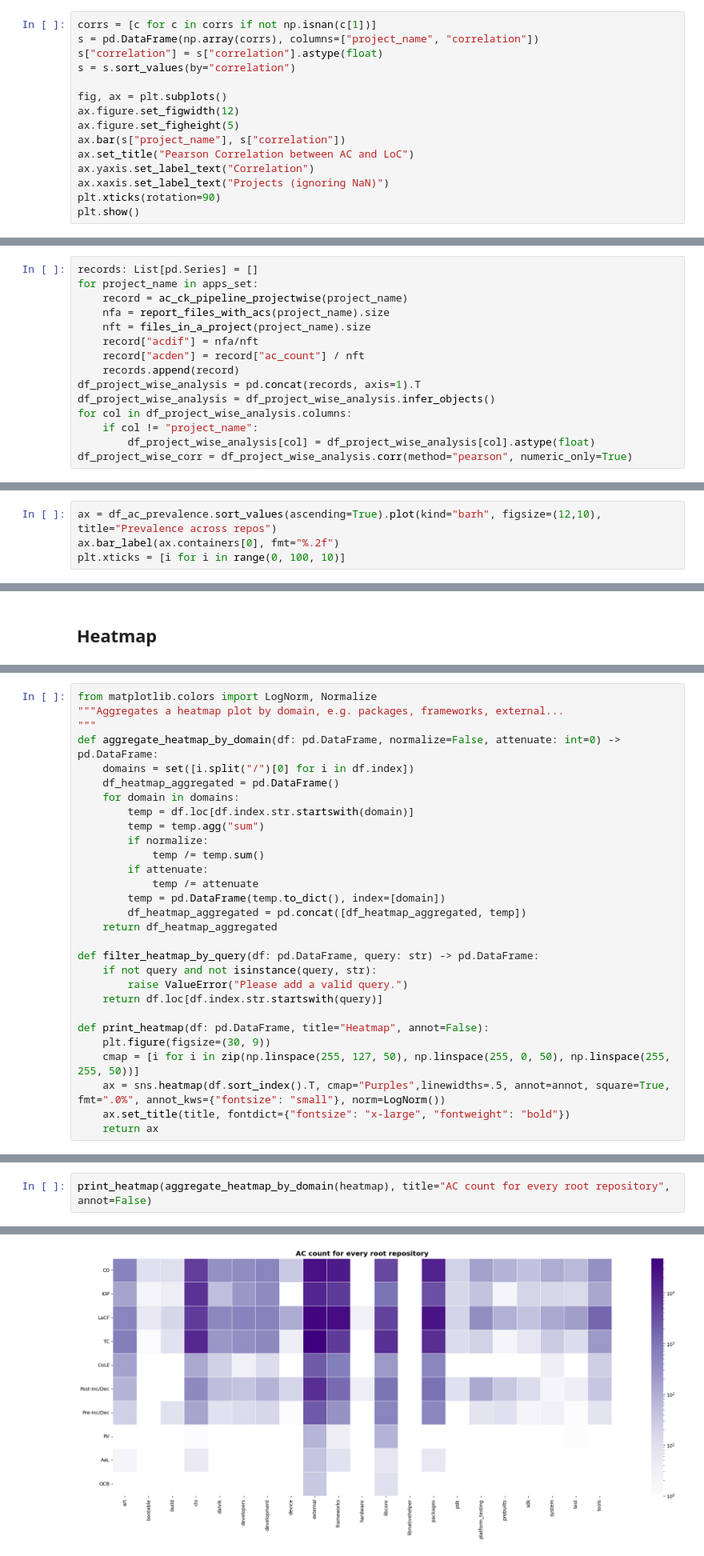
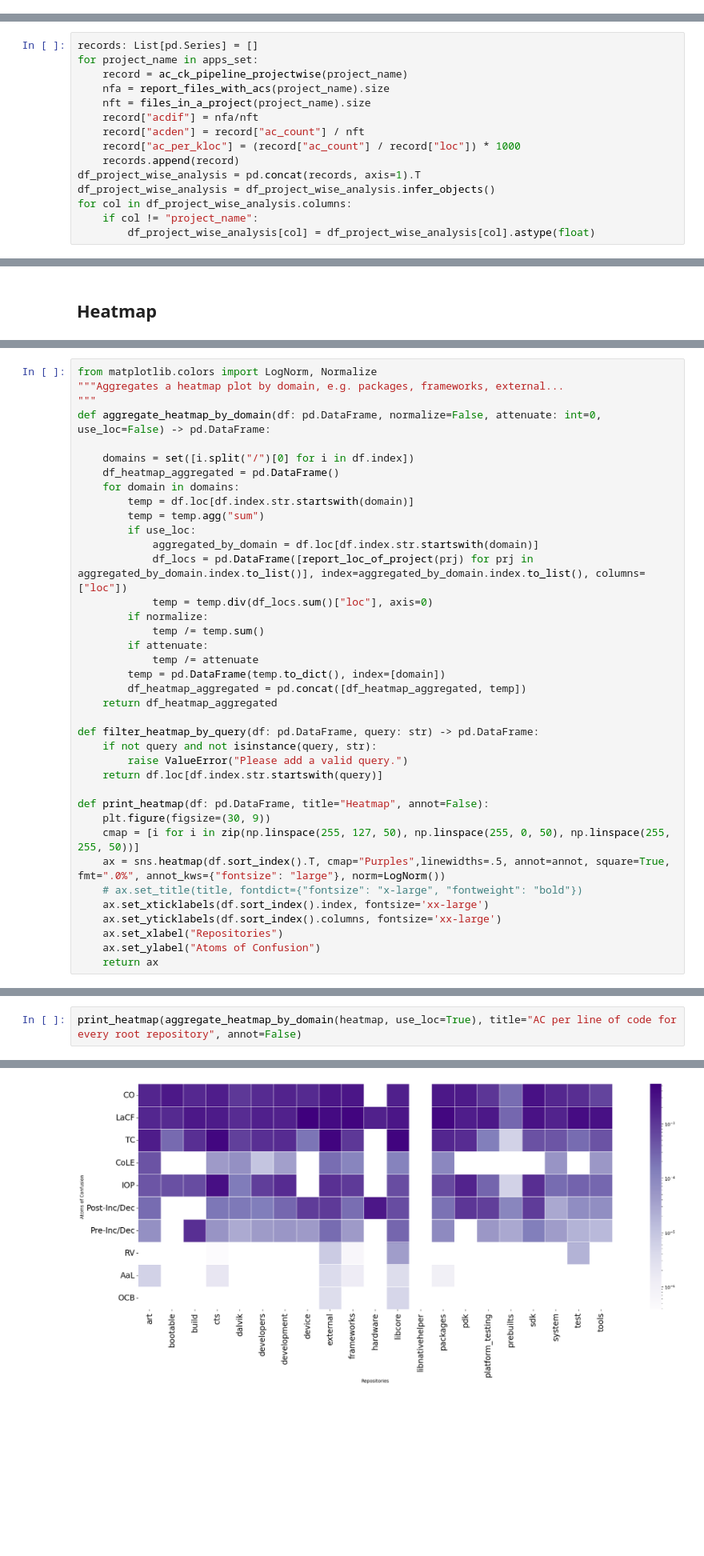
Before and after one commit to davitabosa12/ac_ck_analysis, a Jupyter notebook: android_apps.ipynb, the cells around one changed output, grey strips where cells are left out. Shown at 80% size. Drawn from its saved outputs; the diff is of its cells as text; blank space fills up the shorter version.

```diff
--- a/android_apps.ipynb
+++ b/android_apps.ipynb
@@ -267,15 +286,0 @@ corrs = [(projname, correlation_with_loc(projname)) for projname in apps_set]
-# %%
-corrs = [c for c in corrs if not np.isnan(c[1])]
-s = pd.DataFrame(np.array(corrs), columns=["project_name", "correlation"])
-s["correlation"] = s["correlation"].astype(float)
-s = s.sort_values(by="correlation")
-
-fig, ax = plt.subplots()
-ax.figure.set_figwidth(12)
-ax.figure.set_figheight(5)
-ax.bar(s["project_name"], s["correlation"])
-ax.set_title("Pearson Correlation between AC and LoC")
-ax.yaxis.set_label_text("Correlation")
-ax.xaxis.set_label_text("Projects (ignoring NaN)")
-plt.xticks(rotation=90)
-plt.show()
@@ -445,10 +455,10 @@ for project_name in apps_set:
     nft = files_in_a_project(project_name).size
     record["acdif"] = nfa/nft
     record["acden"] = record["ac_count"] / nft
+    record["ac_per_kloc"] = (record["ac_count"] / record["loc"]) * 1000
     records.append(record)
 df_project_wise_analysis = pd.concat(records, axis=1).T
 df_project_wise_analysis = df_project_wise_analysis.infer_objects()
 for col in df_project_wise_analysis.columns:
     if col != "project_name":
         df_project_wise_analysis[col] = df_project_wise_analysis[col].astype(float)
-df_project_wise_corr = df_project_wise_analysis.corr(method="pearson", numeric_only=True)
@@ -495,7 +511,3 @@ for entry in atom_breakdown:
     for atom in ALL_ACS:
         df_ac_prevalence[atom] = df_ac_prevalence[atom] + (1 if atom in atoms_in_breakdown else 0)
 df_ac_prevalence = df_ac_prevalence.apply(lambda x: x / len(ALL_PROJECTS) * 100)
-# %%
-ax = df_ac_prevalence.sort_values(ascending=True).plot(kind="barh", figsize=(12,10), title="Prevalence across repos")
-ax.bar_label(ax.containers[0], fmt="%.2f")
-plt.xticks = [i for i in range(0, 100, 10)]
@@ -703,12 +717,17 @@ sns.heatmap(heatmap_normalized.sort_index(), square=True,)
 from matplotlib.colors import LogNorm, Normalize
 """Aggregates a heatmap plot by domain, e.g. packages, frameworks, external...
 """
-def aggregate_heatmap_by_domain(df: pd.DataFrame, normalize=False, attenuate: int=0) -> pd.DataFrame:
+def aggregate_heatmap_by_domain(df: pd.DataFrame, normalize=False, attenuate: int=0, use_loc=False) -> pd.DataFrame:
+
     domains = set([i.split("/")[0] for i in df.index])
     df_heatmap_aggregated = pd.DataFrame()
     for domain in domains:
         temp = df.loc[df.index.str.startswith(domain)]
         temp = temp.agg("sum")
+        if use_loc:
+            aggregated_by_domain = df.loc[df.index.str.startswith(domain)]
+            df_locs = pd.DataFrame([report_loc_of_project(prj) for prj in aggregated_by_domain.index.to_list()], index=aggregated_by_domain.index.to_list(), columns=["loc"])
+            temp = temp.div(df_locs.sum()["loc"], axis=0)
         if normalize:
             temp /= temp.sum()
         if attenuate:
@@ -725,8 +744,12 @@ def filter_heatmap_by_query(df: pd.DataFrame, query: str) -> pd.DataFrame:
 def print_heatmap(df: pd.DataFrame, title="Heatmap", annot=False):
     plt.figure(figsize=(30, 9))
     cmap = [i for i in zip(np.linspace(255, 127, 50), np.linspace(255, 0, 50), np.linspace(255, 255, 50))]
-    ax = sns.heatmap(df.sort_index().T, cmap="Purples",linewidths=.5, annot=annot, square=True, fmt=".0%", annot_kws={"fontsize": "small"}, norm=LogNorm())
-    ax.set_title(title, fontdict={"fontsize": "x-large", "fontweight": "bold"})
+    ax = sns.heatmap(df.sort_index().T, cmap="Purples",linewidths=.5, annot=annot, square=True, fmt=".0%", annot_kws={"fontsize": "large"}, norm=LogNorm())
+    # ax.set_title(title, fontdict={"fontsize": "x-large", "fontweight": "bold"})
+    ax.set_xticklabels(df.sort_index().index, fontsize='xx-large')
+    ax.set_yticklabels(df.sort_index().columns, fontsize='xx-large')
+    ax.set_xlabel("Repositories")
+    ax.set_ylabel("Atoms of Confusion")
     return ax
 # %%
 filter_heatmap_by_query(heatmap_normalized, "packages")
@@ -757,3 +785,3 @@ print_heatmap(filter_heatmap_by_query(heatmap, "packages"), title="Heatmap for \
 # %%
-print_heatmap(aggregate_heatmap_by_domain(heatmap), title="AC count for every root repository", annot=False)
+print_heatmap(aggregate_heatmap_by_domain(heatmap, use_loc=True), title="AC per line of code for every root repository", annot=False)
 # %% [output]
@@ -761,4 +789,4 @@ print_heatmap(aggregate_heatmap_by_domain(heatmap), title="AC count for every ro
-[figure, old version]
+[figure, new version]
 # %% [markdown]
 ## Scatterplot AC x LoC
 # %%
```
Also changed, not shown: parts of 29 cells of this notebook, 1 other file.
